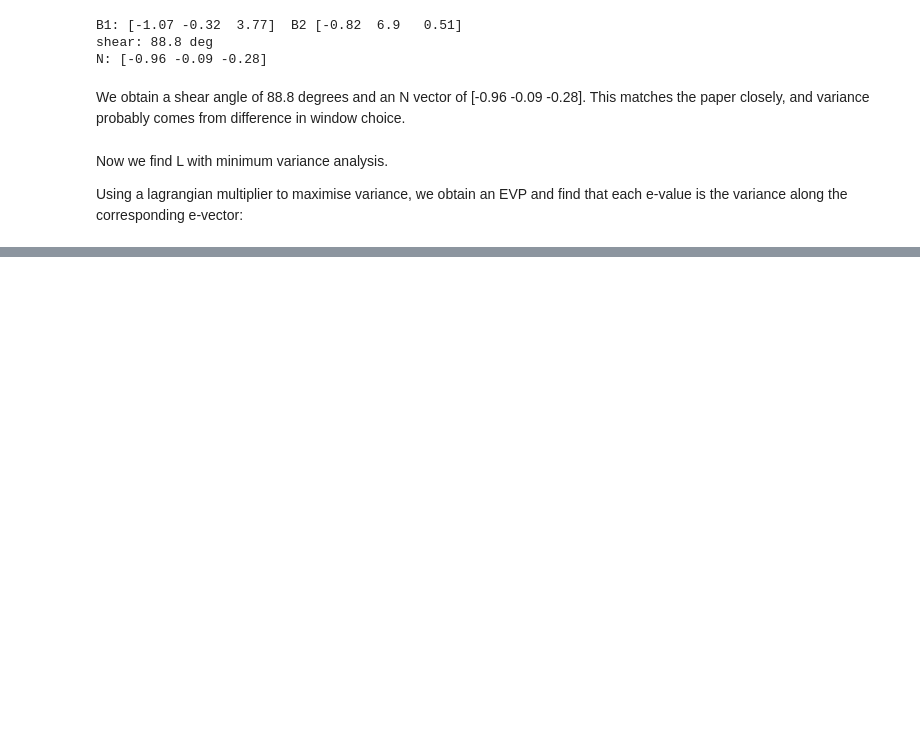
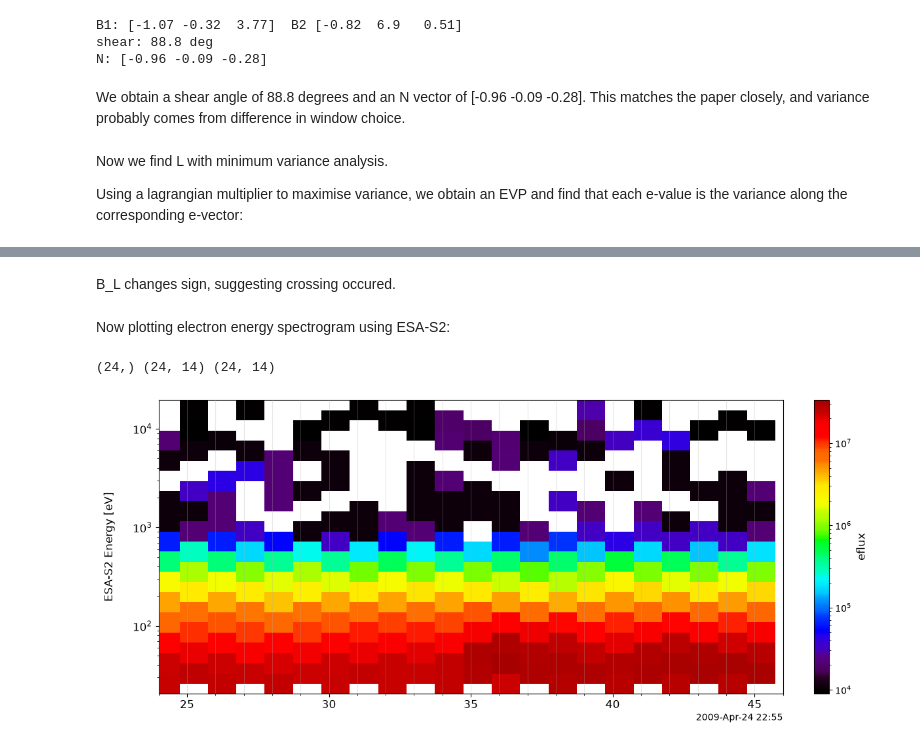
Before and after one commit to yulunwu000/artemis-lunar-plasma, a Jupyter notebook: notebooks/03_kaguya_test.ipynb, the cells around one changed output, grey strips where cells are left out. Saved outputs shown, nothing was run; the diff lists cells and outputs as text; code cells hidden in the pictures; blank space fills up the shorter version.

```diff
--- a/notebooks/03_kaguya_test.ipynb
+++ b/notebooks/03_kaguya_test.ipynb
@@ -133,0 +194,37 @@ Using a lagrangian multiplier to maximise variance, we obtain an EVP and find th
+# %% [markdown]
+B_L changes sign, suggesting crossing occured.
+# %% [markdown]
+Now plotting electron energy spectrogram using ESA-S2:
+# %%
+import glob
+
+f_ef = glob.glob('kaguya_data/esa2_eflux*')[0]
+f_en = glob.glob('kaguya_data/esa2_energy*')[0]
+
+t_e    = np.array(time_double(np.loadtxt(f_ef, usecols=0, dtype=str)))
+eflux  = np.loadtxt(f_ef, usecols=range(1, 15))
+energy = np.loadtxt(f_en)
+eflux[eflux <= 0] = np.nan
+
+print(t_e.shape, eflux.shape, energy.shape)
+
+store_data('kgy_esa2_eflux', data={'x': t_e, 'y': eflux, 'v': energy})
+options('kgy_esa2_eflux', 'spec', True)
+options('kgy_esa2_eflux', 'ylog', True)
+options('kgy_esa2_eflux', 'zlog', True)
+options('kgy_esa2_eflux', 'ytitle', 'ESA-S2 Energy [eV]')
+options('kgy_esa2_eflux', 'ztitle', 'eflux')
+
+
+fig, axes = tplot('kgy_esa2_eflux',
+                  trange=['2009-04-24/22:55:24', '2009-04-24/22:55:46'],
+                  display=False, return_plot_objects=True)
+
+for ax in np.atleast_1d(axes):
+    ax.xaxis.set_minor_locator(mdates.SecondLocator())
+    ax.grid(which='both', axis='x', alpha=0.3)
+    ax.set_axisbelow(False)
+plt.show()
+# %% [output]
+(24,) (24, 14) (24, 14)
+[figure, added]
```
Also changed, not shown: parts of 6 cells of this notebook.
